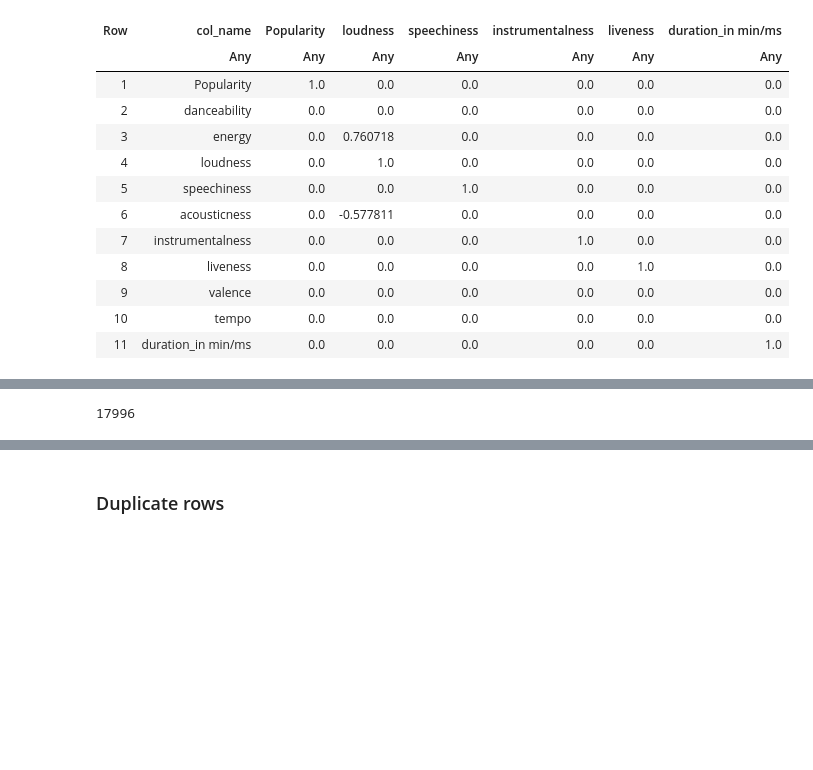
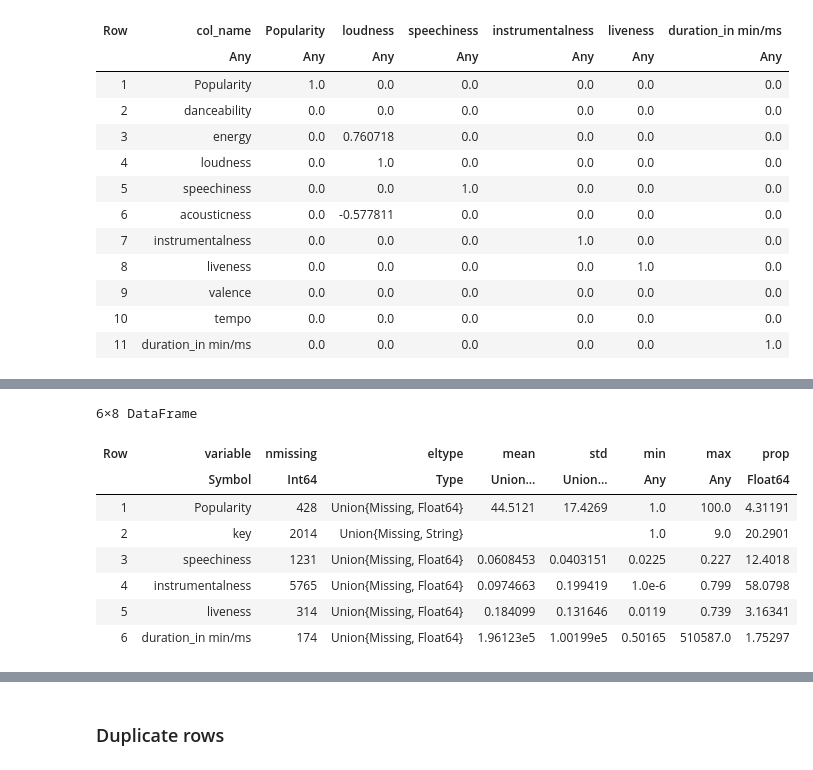
Before and after one commit to maxhormazabal/finalpracticalml, a Jupyter notebook: preprocessing.ipynb, the cells around one changed output, grey strips where cells are left out. Saved outputs shown, nothing was run; the diff lists cells and outputs as text; code cells hidden in the pictures; blank space fills up the shorter version.

```diff
--- a/preprocessing.ipynb
+++ b/preprocessing.ipynb
@@ -418,6 +304,16 @@ describe(df)
 | 16 | time_signature |  | 1 |  | 5 | 0 | String |
 | 17 | Class |  | 0 |  | 9 | 0 | String |
-# %%
-size(df,1)
-# %% [output]
-17996
+# %%
+mvalues = describe(df,:nmissing,:eltype,:mean,:std,:min,:max)
+mvalues.prop = mvalues.nmissing./sum(mvalues.nmissing)*100
+mvalues = mvalues[mvalues.nmissing.>0,:]
+# %% [output]
+6×8 DataFrame
+| Row | variable | nmissing | eltype | mean | std | min | max | prop |
+|  | Symbol | Int64 | Type | Union… | Union… | Any | Any | Float64 |
+| 1 | Popularity | 428 | Union{Missing, Float64} | 44.5121 | 17.4269 | 1.0 | 100.0 | 4.31191 |
+| 2 | key | 2014 | Union{Missing, String} |  |  | 1.0 | 9.0 | 20.2901 |
+| 3 | speechiness | 1231 | Union{Missing, Float64} | 0.0608453 | 0.0403151 | 0.0225 | 0.227 | 12.4018 |
+| 4 | instrumentalness | 5765 | Union{Missing, Float64} | 0.0974663 | 0.199419 | 1.0e-6 | 0.799 | 58.0798 |
+| 5 | liveness | 314 | Union{Missing, Float64} | 0.184099 | 0.131646 | 0.0119 | 0.739 | 3.16341 |
+| 6 | duration_in min/ms | 174 | Union{Missing, Float64} | 1.96123e5 | 1.00199e5 | 0.50165 | 510587.0 | 1.75297 |
```
Also changed, not shown: parts of 38 cells of this notebook, 2 other files.
